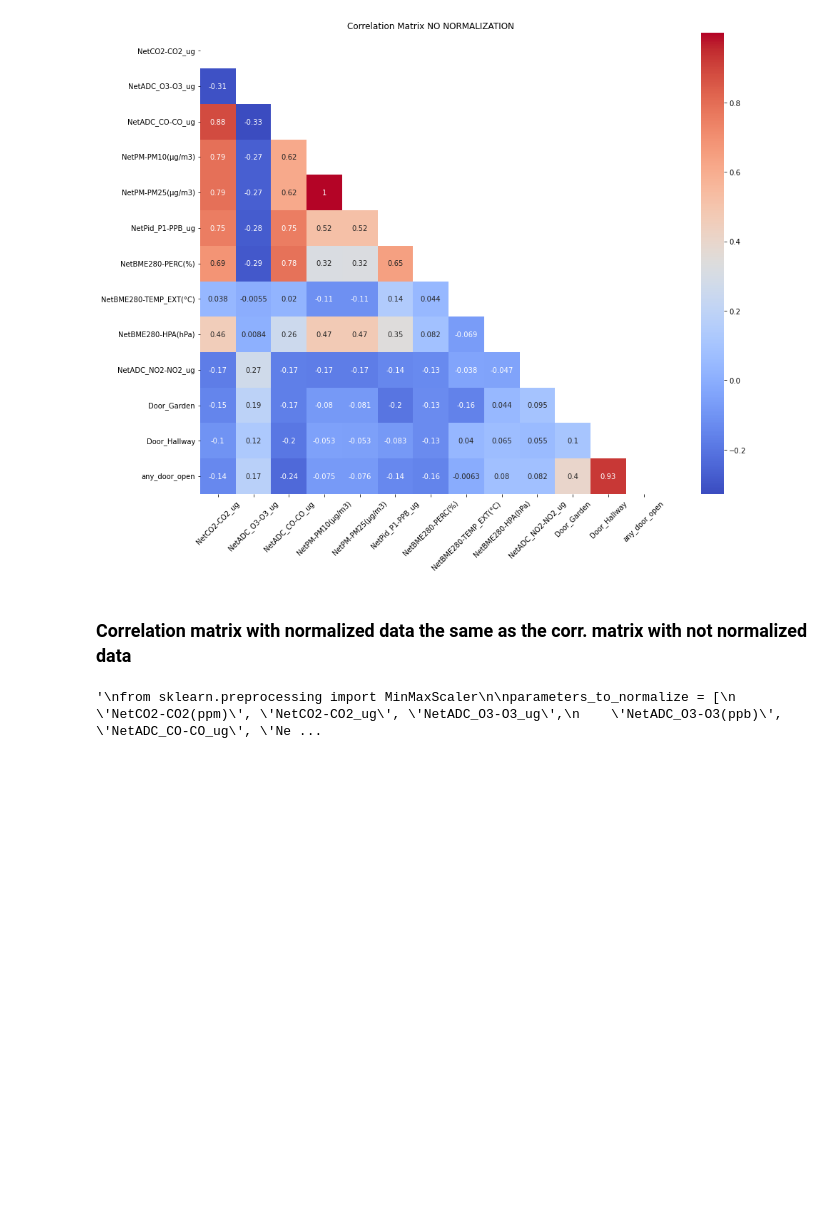
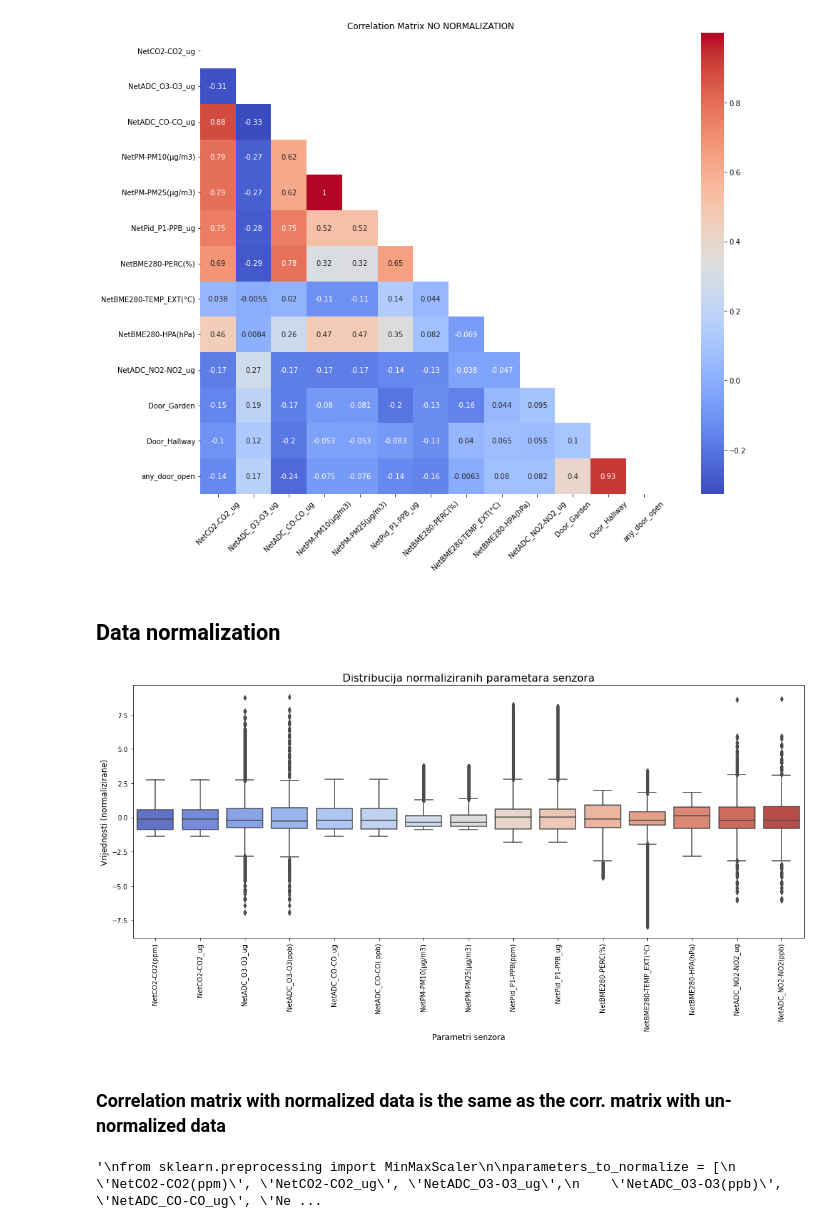
Before and after one commit to jurajtodic/AirQualityDetection, a Jupyter notebook: main.ipynb, the cells around one changed output. Cells and saved outputs as stored; diff of their text form; code cells hidden in the pictures; blank space fills up the shorter version.

Commit message:
PCA analysis and plots

```diff
--- a/main.ipynb
+++ b/main.ipynb
@@ -91,6 +88,7 @@ for _, row in intervals_df.iterrows():
         ~((merged_df['timestamp(ZG)'] >= row['start']) & (merged_df['timestamp(ZG)'] <= row['end']))
     ]
 
+merged_df = merged_df.dropna()
 #merged_df.to_csv("datasets/merged_sensor_data_no_experiments.csv", index=False)
 # %% [markdown]
 ### Visualizing the data
@@ -363,8 +361,46 @@ plt.tight_layout()
 plt.show()
 # %% [output]
 [figure]
+# %% [markdown]
+## Data normalization
+# %%
+from sklearn.preprocessing import MinMaxScaler, StandardScaler
+
+parameters_to_normalize = [
+    'NetCO2-CO2(ppm)', 'NetCO2-CO2_ug', 'NetADC_O3-O3_ug',
+    'NetADC_O3-O3(ppb)', 'NetADC_CO-CO_ug', 'NetADC_CO-CO( ppb)',
+    'NetPM-PM10(µg/m3)', 'NetPM-PM25(µg/m3)', 'NetPid_P1-PPB(ppm)',
+    'NetPid_P1-PPB_ug', 'NetBME280-PERC(%)', 'NetBME280-TEMP_EXT(°C)',
+    'NetBME280-HPA(hPa)', 'NetADC_NO2-NO2_ug', 'NetADC_NO2-NO2(ppb)'
+]
+
+# Normalize the data
+#scaler = MinMaxScaler()  # Use StandardScaler() for Z-score normalization
+scaler = StandardScaler()
+sensor_df_normalized = merged_df.copy()
+sensor_df_normalized[parameters_to_normalize] = scaler.fit_transform(merged_df[parameters_to_normalize])
+# %%
+# 1. Prepare the data for plotting
+# 'sensor_df_normalized' is your DataFrame with normalized data
+data_to_plot = sensor_df_normalized[parameters_to_normalize]
+
+# 2. Plot all parameters as box plots
+plt.figure(figsize=(15, 8))  # Set the figure size
+sns.boxplot(data=data_to_plot, orient='v', palette='coolwarm')
+
+# 3. Customize the plot
+plt.title('Distribucija normaliziranih parametara senzora', fontsize=16)  # Plot title in Croatian
+plt.xticks(rotation=90)  # Rotate x-axis labels for better readability
+plt.xlabel('Parametri senzora', fontsize=12)
+plt.ylabel('Vrijednosti (normalizirane)', fontsize=12)
+
+# 4. Show the plot
+plt.tight_layout()  # Adjust layout to prevent overlap
+plt.show()
+# %% [output]
+[figure, added]
 # %% [markdown]
-### Correlation matrix with normalized data the same as the corr. matrix with not normalized data
+### Correlation matrix with normalized data is the same as the corr. matrix with un-normalized data
 # %%
 # Normaliziranje podataka te crtanje korelacijske matrice
 """
```
Also changed, not shown: parts of 14 cells of this notebook, 1 other file.
